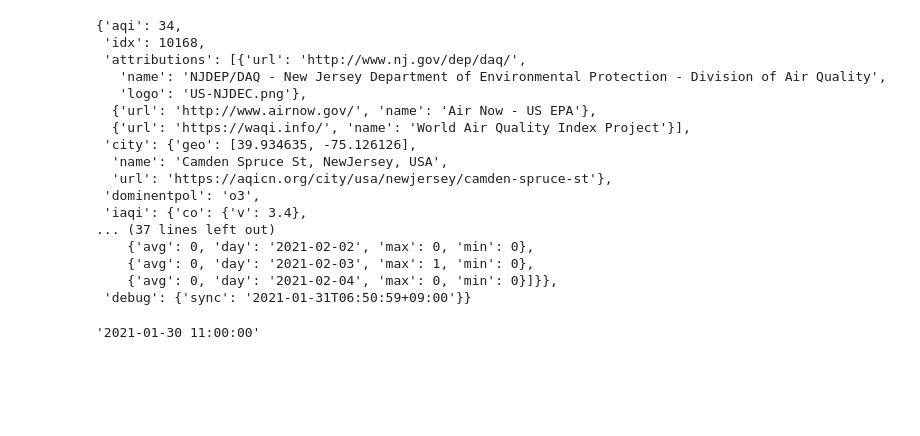
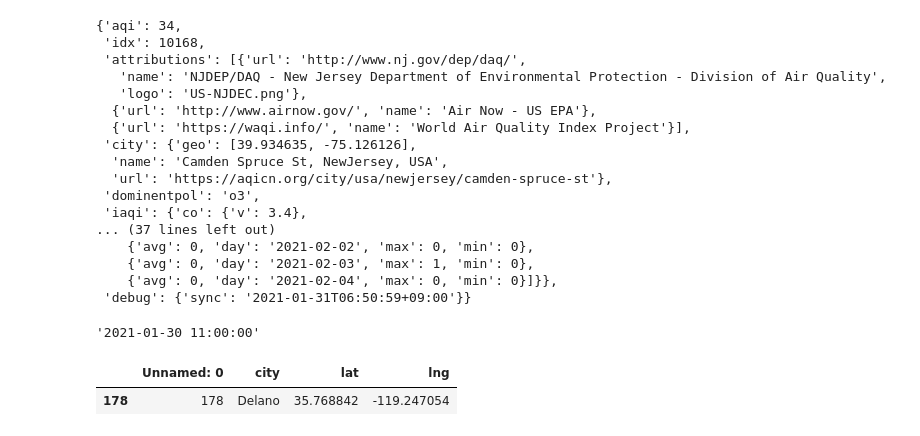
Before and after one commit to medinachuck/AQI-Dashboard, a Jupyter notebook: app.ipynb, the cells around one changed output. Saved outputs shown, nothing was run; the diff lists cells and outputs as text; code cells hidden in the pictures; blank space fills up the shorter version.

```diff
--- a/app.ipynb
+++ b/app.ipynb
@@ -239,0 +238,7 @@ WAQ_response['data']['time']['s']
+# %%
+city_info = pd.read_csv('coordinate_data.csv')
+# %%
+city_info[city_info['city'] =='Delano']
+# %% [output]
+|  | Unnamed: 0 | city | lat | lng |
+| 178 | 178 | Delano | 35.768842 | -119.247054 |
```
Also changed, not shown: parts of 8 cells of this notebook, 1 other file.
